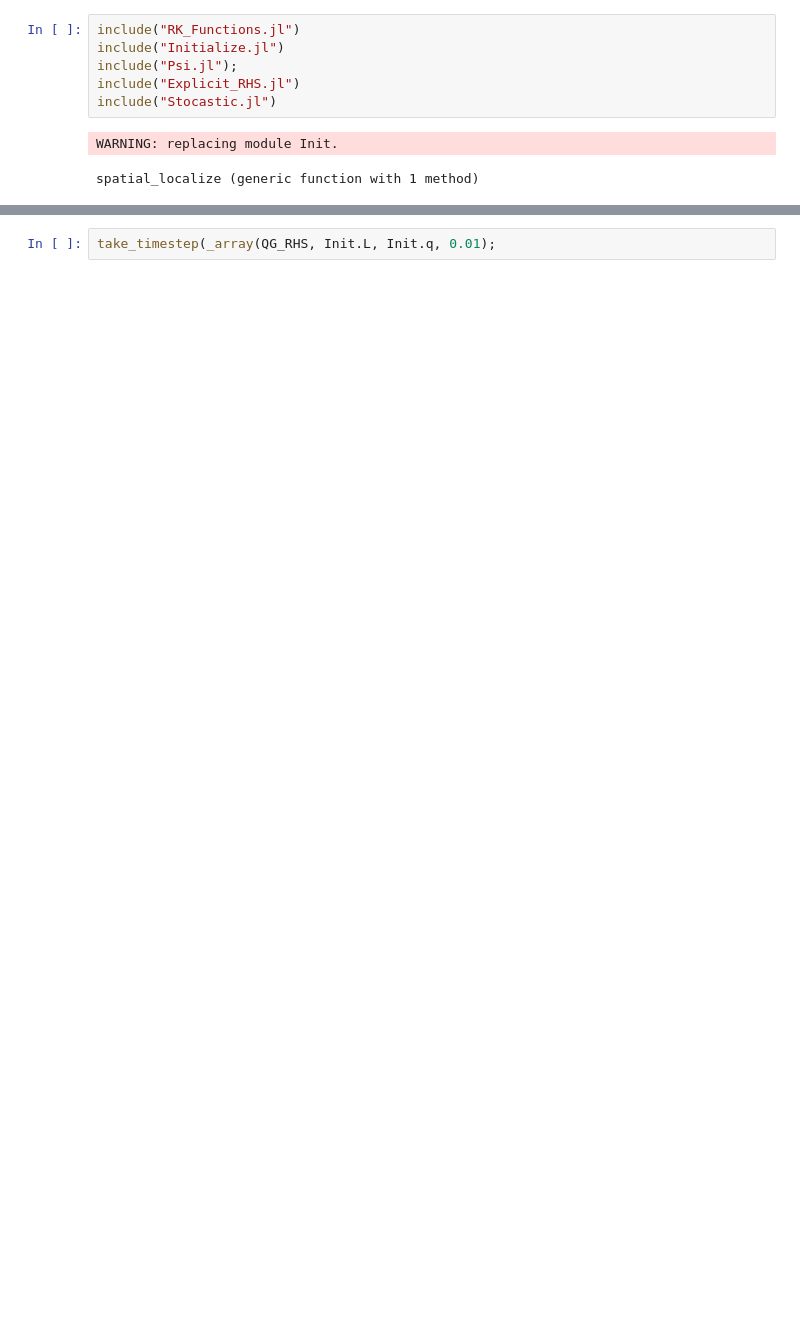
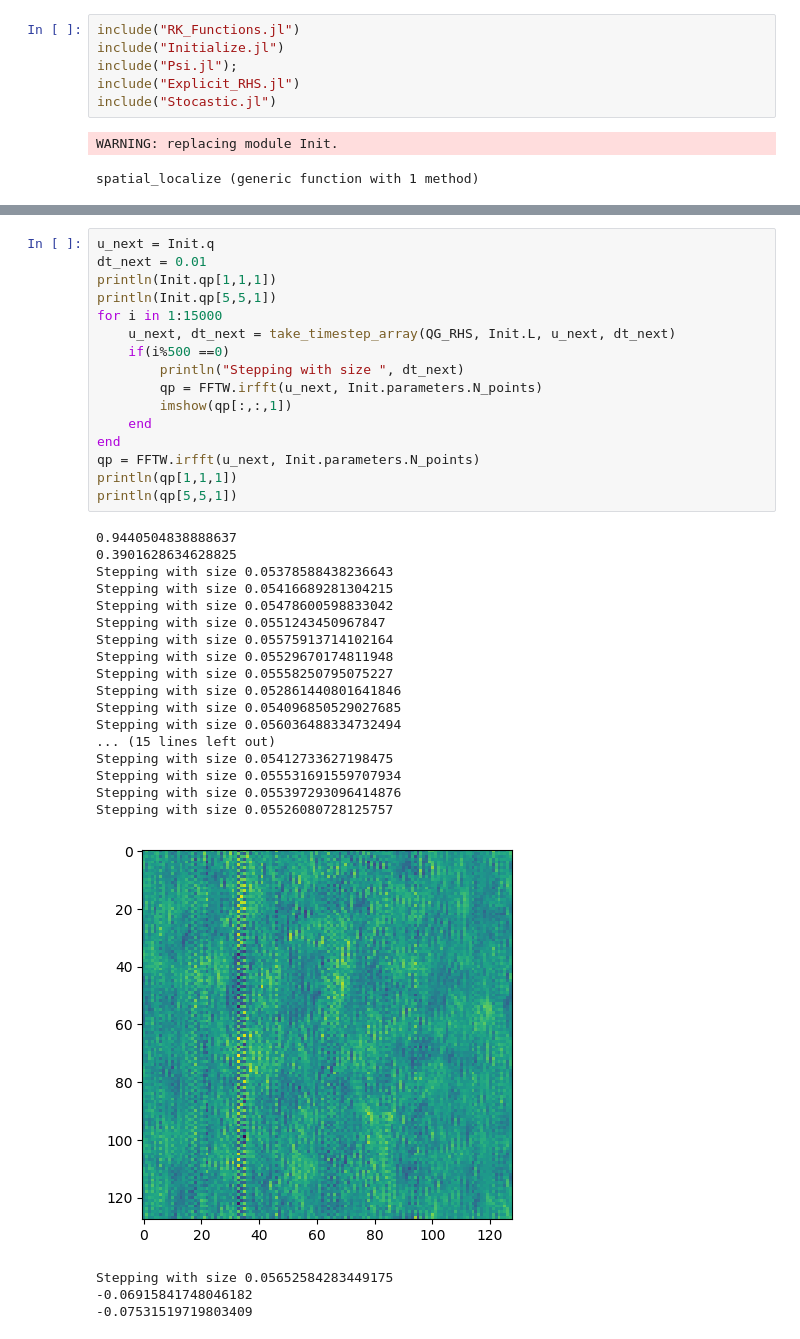
Before and after one commit to mwatwood-cu/Baroclinic_Eddies, a Jupyter notebook: Baroclinic Eddies.ipynb, the cells around one changed output, grey strips where cells are left out. Drawn from its saved outputs; the diff is of its cells as text; blank space fills up the shorter version.

```diff
--- a/Baroclinic Eddies.ipynb
+++ b/Baroclinic Eddies.ipynb
@@ -48,5 +26,41 @@ Create_Stoch_Pert(Int(Init.parameters.N_points/2+1), Init.parameters.N_points)
-# %%
-take_timestep(_array(QG_RHS, Init.L, Init.q, 0.01);
+# %%
+u_next = Init.q
+dt_next = 0.01
+println(Init.qp[1,1,1])
+println(Init.qp[5,5,1])
+for i in 1:15000
+    u_next, dt_next = take_timestep_array(QG_RHS, Init.L, u_next, dt_next)
+    if(i%500 ==0)
+        println("Stepping with size ", dt_next)
+        qp = FFTW.irfft(u_next, Init.parameters.N_points)
+        imshow(qp[:,:,1])
+    end
+end
+qp = FFTW.irfft(u_next, Init.parameters.N_points)
+println(qp[1,1,1])
+println(qp[5,5,1])
+# %% [output]
+0.9440504838888637
+0.3901628634628825
+Stepping with size 0.05378588438236643
+Stepping with size 0.05416689281304215
+Stepping with size 0.05478600598833042
+Stepping with size 0.0551243450967847
+Stepping with size 0.05575913714102164
+Stepping with size 0.05529670174811948
+Stepping with size 0.05558250795075227
+Stepping with size 0.052861440801641846
+Stepping with size 0.054096850529027685
+Stepping with size 0.056036488334732494
+... (15 lines left out)
+Stepping with size 0.05412733627198475
+Stepping with size 0.055531691559707934
+Stepping with size 0.055397293096414876
+Stepping with size 0.05526080728125757
+[figure, added]
+Stepping with size 0.05652584283449175
+-0.06915841748046182
+-0.07531519719803409
 # %%
 u_next = Init.q
 dt_next = 0.01
```
Also changed, not shown: parts of 7 cells of this notebook, 4 other files.
